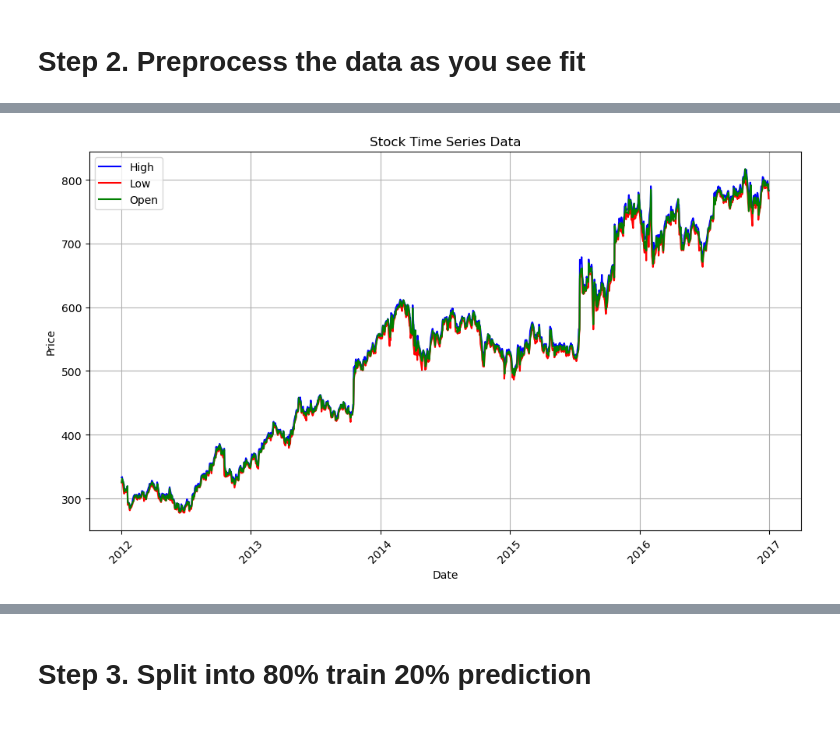
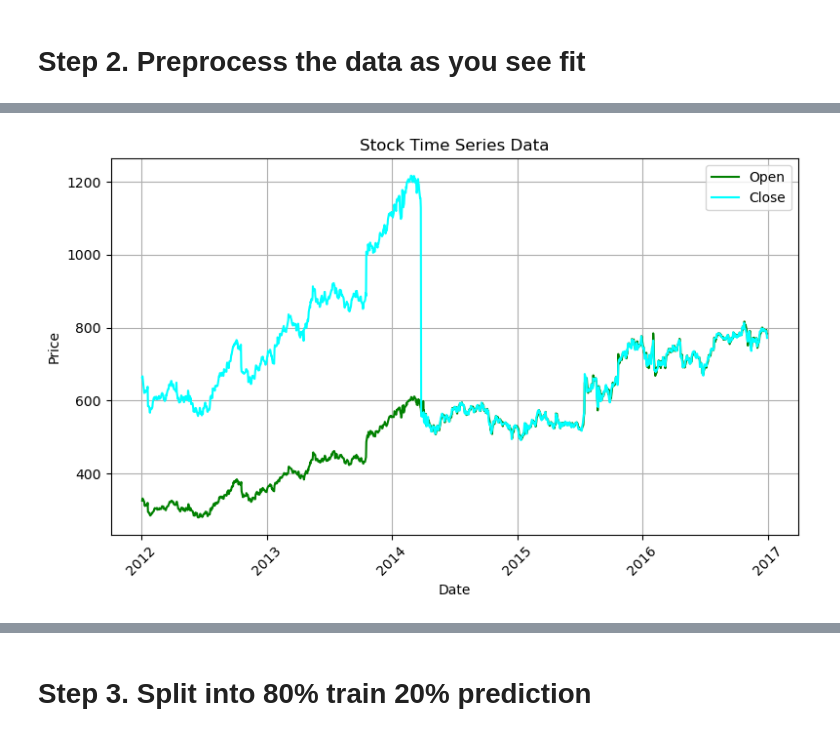
Before and after one commit to anjali-ojha/deep-learning, a Jupyter notebook: assignment/assignment-8/Anjali_Ojha_HW_8.ipynb, the cells around one changed output, grey strips where cells are left out. Cells and saved outputs as stored; diff of their text form; code cells hidden in the pictures.

```diff
--- a/assignment/assignment-8/Anjali_Ojha_HW_8.ipynb
+++ b/assignment/assignment-8/Anjali_Ojha_HW_8.ipynb
@@ -25,5 +41,7 @@ df.describe().T
 # Step 2. Preprocess the data as you see fit
 # %%
 df['Volume'] = df['Volume'].str.replace(',', '').astype(int)
-df.describe().T
+df['Close'] = df['Close'].str.replace(',', '').astype(float)
+df['Date'] = pd.to_datetime(df['Date'])
+df.info()
 # %% [output]
@@ -52,25 +71,30 @@ memory usage: 59.1+ KB
 # %%
 import matplotlib.pyplot as plt
 
-plt.figure(figsize=(10, 6))
+def plot_stocks(df):
+    plt.figure(figsize=(8, 5))
 
-# Plotting High and Low prices
-plt.plot(df['Date'], df['High'], label='High', color='blue')
-plt.plot(df['Date'], df['Low'], label='Low', color='red')
-plt.plot(df['Date'], df['Open'], label='Open', color='green')
+    # Plotting High and Low prices
+    # plt.plot(df['Date'], df['High'], label='High', color='blue')
+    # plt.plot(df['Date'], df['Low'], label='Low', color='red')
+    plt.plot(df['Date'], df['Open'], label='Open', color='green')
+    plt.plot(df['Date'], df['Close'], label='Close', color='cyan')
 
-# Plotting Open and Close prices as markers
-# plt.plot(df['Date'], df['Open'], marker='o', linestyle='-', color='green', label='Open')
-# plt.plot(df['Date'], df['Close'], marker='o', linestyle='-', color='orange', label='Close')
+    # Plotting Open and Close prices as markers
+    # plt.plot(df['Date'], df['Open'], marker='o', linestyle='-', color='green', label='Open')
+    # plt.plot(df['Date'], df['Close'], marker='o', linestyle='-', color='orange', label='Close')
 
-plt.xlabel('Date')
-plt.ylabel('Price')
-plt.title('Stock Time Series Data')
-plt.xticks(rotation=45)
-plt.legend()
-plt.grid(True)
-plt.tight_layout()
-plt.show()
+    plt.xlabel('Date')
+    plt.ylabel('Price')
+    plt.title('Stock Time Series Data')
+    plt.xticks(rotation=45)
+    plt.legend()
+    plt.grid(True)
+    plt.tight_layout()
+    plt.show()
+
+
+plot_stocks(df)
 # %% [output]
-[figure, old version]
+[figure, new version]
 # %%
```
Also changed, not shown: parts of 20 cells of this notebook, 1 other file.
